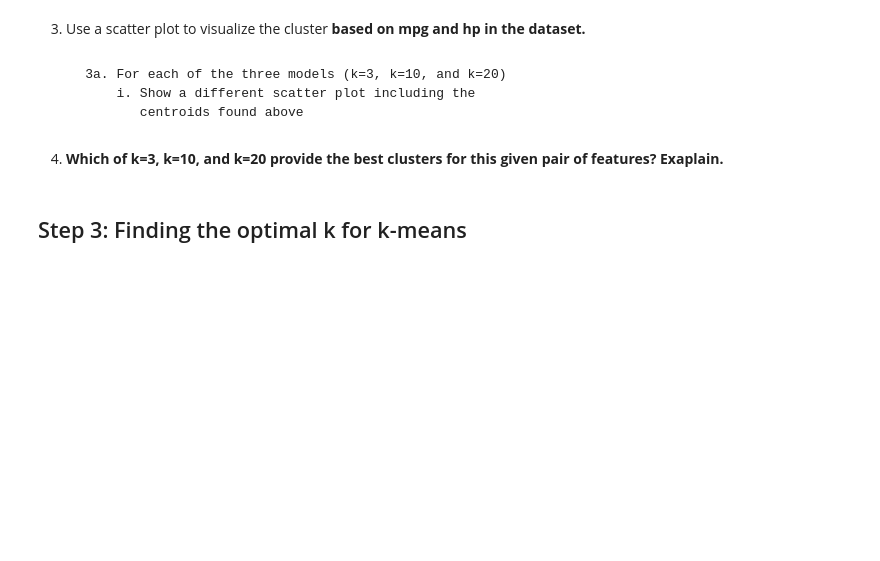
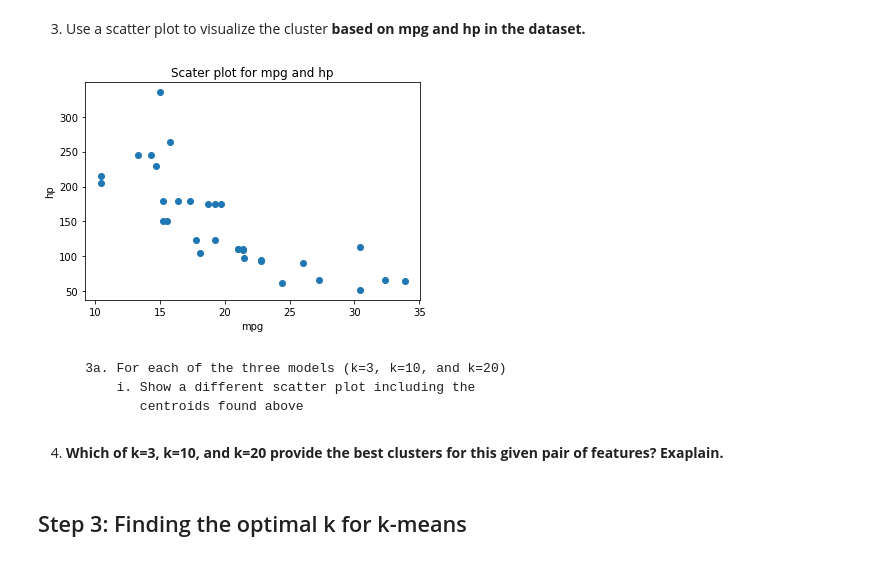
Before and after one commit to yared-shewarade/Machine_Learnig_Project, a Jupyter notebook: K-Means Clustering_CarModel/mtcars.ipynb, the cells around one changed output. Drawn from its saved outputs; the diff is of its cells as text; code cells hidden in the pictures; blank space fills up the shorter version.

```diff
--- a/K-Means Clustering_CarModel/mtcars.ipynb
+++ b/K-Means Clustering_CarModel/mtcars.ipynb
@@ -142,5 +242,14 @@ cars.head()
 # %% [markdown]
 3. Use a scatter plot to visualize the cluster **based on mpg and hp in the dataset.**
+# %%
+plt.figure("Scater plot for mpg and hp")
+plt.scatter(df["mpg"], df["hp"])
+plt.xlabel("mpg")
+plt.ylabel("hp")
+plt.title("Scater plot for mpg and hp")
+plt.show()
+# %% [output]
+[figure, added]
 # %% [markdown]
         3a. For each of the three models (k=3, k=10, and k=20)
             i. Show a different scatter plot including the
```
Also changed, not shown: parts of 8 cells of this notebook.
